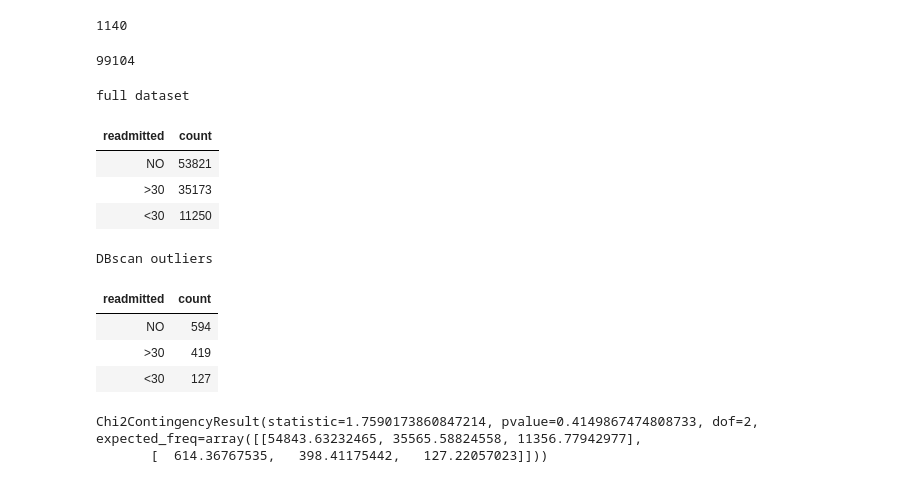
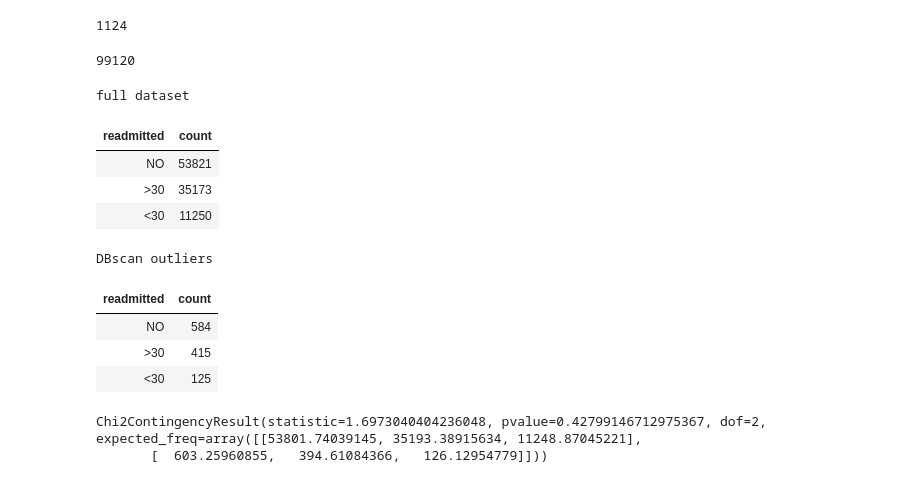
Before and after one commit to BAlmeidaS/predictive-analysis, a Jupyter notebook: 6-EDA-DBscan.ipynb, the cells around one changed output. Saved outputs shown, nothing was run; the diff lists cells and outputs as text; code cells hidden in the pictures.

```diff
--- a/6-EDA-DBscan.ipynb
+++ b/6-EDA-DBscan.ipynb
@@ -36,5 +36,8 @@ Index(['race', 'gender', 'age', 'admission_type_id',
 # %%
 DB_COLUMNS = [
   'PC1','PC2', 'PC3','ae_0', 'ae_1', 'ae_2', 'ae_3', 'ae_4',
-       'ae_5', 'ae_6', 'ae_7', 'ae_8', 'ae_9', 'ae_10'
+  'ae_5', 'ae_6', 'ae_7', 'ae_8', 'ae_9', 'ae_10', 'ae_11',
+  'ae_12',
 ]
+
+df[DB_COLUMNS]
@@ -62,9 +63,9 @@ X=df[DB_COLUMNS]
 X_scaled = preproc.MinMaxScaler().fit_transform(X)
 # %%
 # Apply DBSCAN
-epsilon = 0.34 # You may need to adjust this parameter
+epsilon = 0.37 # You may need to adjust this parameter
 min_samples = 10 # You may need to adjust this parameter
-dbscan = DBSCAN(eps=epsilon, min_samples=min_samples)
+dbscan = DBSCAN(eps=epsilon, min_samples=min_samples, n_jobs=-1)
 #dbscan.fit(X_scaled)
 dbscan.fit(X_scaled)
 # %% [output]
@@ -87,40 +88,39 @@ len(set(dbscan.labels_))
 # Analyze outliers
 print(len(df[outlier_mask]))
 # %% [output]
-1140
+1124
 # %%
 non_outlier_mask=dbscan.labels_ != -1
 # %%
 print(len(df[non_outlier_mask]))
 # %% [output]
-99104
+99120
 # %%
 def display_df(df: pd.DataFrame, title: str = ""):
   display(df.style.hide(axis="index").set_caption(title))
 # %%
 TGT = "readmitted"
 # %%
-prop = df.loc[:, TGT].value_counts().reset_index()
-display_df(prop.sort_values("readmitted", ascending = False), "full dataset")
+prop_total = df.loc[:, TGT].value_counts().reset_index()
+display_df(prop_total.sort_values("readmitted", ascending = False), "full dataset")
 
-prop = df.loc[list(outlier_mask), TGT].value_counts().reset_index()
-display_df(prop.sort_values("readmitted", ascending = False), "DBscan outliers")
+prop_outs = df.loc[list(outlier_mask), TGT].value_counts().reset_index()
+display_df(prop_outs.sort_values("readmitted", ascending = False), "DBscan outliers")
+
+stats.chi2_contingency(np.array([prop_total["count"].values, prop_outs["count"].values]))
 # %% [output]
 full dataset
 | readmitted | count |
 | NO | 53821 |
 | >30 | 35173 |
 | <30 | 11250 |
 DBscan outliers
 | readmitted | count |
-| NO | 594 |
-| >30 | 419 |
-| <30 | 127 |
+| NO | 584 |
+| >30 | 415 |
+| <30 | 125 |
+Chi2ContingencyResult(statistic=1.6973040404236048, pvalue=0.42799146712975367, dof=2, expected_freq=array([[53801.74039145, 35193.38915634, 11248.87045221],
+       [  603.25960855,   394.61084366,   126.12954779]]))
-# %%
-stats.chi2_contingency(np.array([[54864, 35545 , 11357], [594, 419 , 127]]))
-# %% [output]
-Chi2ContingencyResult(statistic=1.7590173860847214, pvalue=0.4149867474808733, dof=2, expected_freq=array([[54843.63232465, 35565.58824558, 11356.77942977],
-       [  614.36767535,   398.41175442,   127.22057023]]))
 # %%
 output_df=df[non_outlier_mask]
 # %%
```
Also changed, not shown: parts of 9 cells of this notebook, 1 other file.
